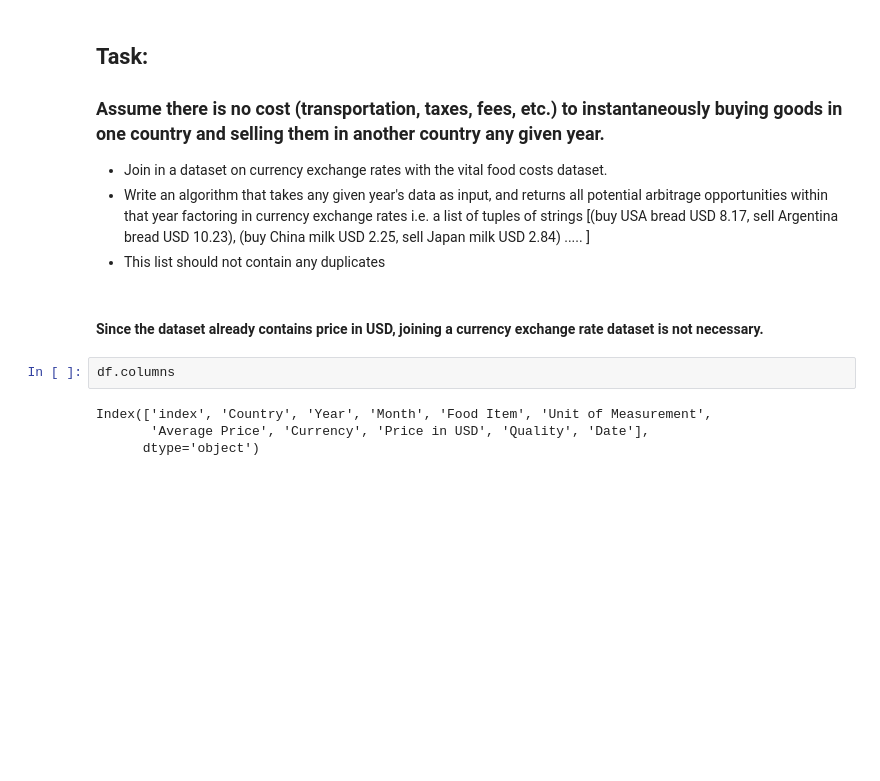
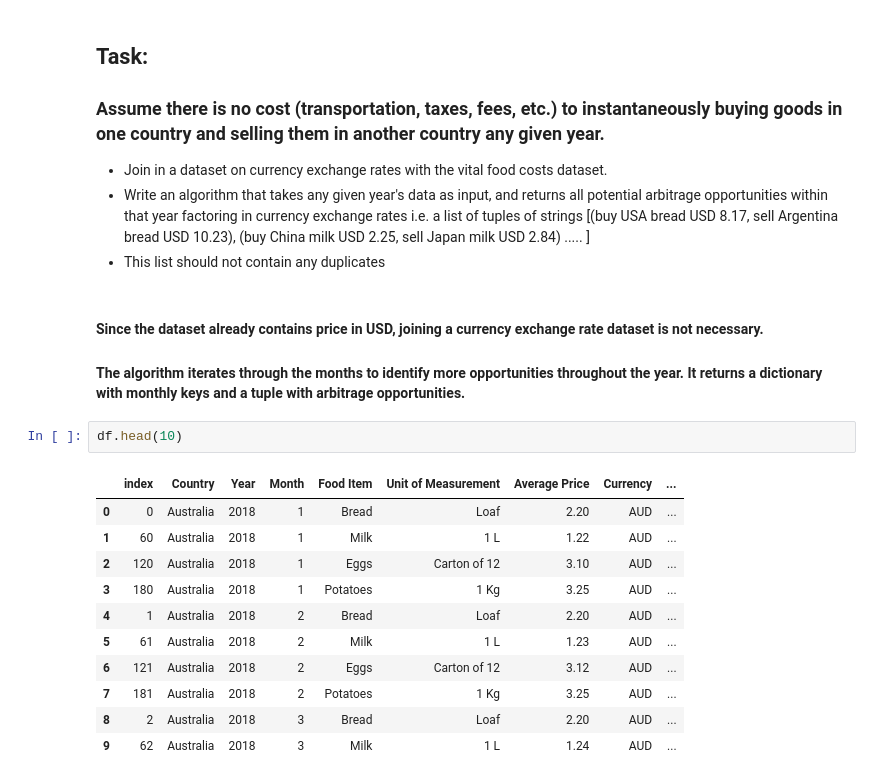
Before and after one commit to Ra20r/MSEC-Bootcamp-2025, a Jupyter notebook: bootcamp_project.ipynb, the cells around one changed output. Cells and saved outputs as stored; diff of their text form; blank space fills up the shorter version.

```diff
--- a/bootcamp_project.ipynb
+++ b/bootcamp_project.ipynb
@@ -299,9 +299,18 @@ plt.show()
 - This list should not contain any duplicates
 # %% [markdown]
 #### Since the dataset already contains price in USD, joining a currency exchange rate dataset is not necessary.
+#### The algorithm iterates through the months to identify more opportunities throughout the year. It returns a dictionary with monthly keys and a tuple with arbitrage opportunities.
 # %%
-df.columns
+df.head(10)
 # %% [output]
-Index(['index', 'Country', 'Year', 'Month', 'Food Item', 'Unit of Measurement',
-       'Average Price', 'Currency', 'Price in USD', 'Quality', 'Date'],
-      dtype='object')
+|  | index | Country | Year | Month | Food Item | Unit of Measurement | Average Price | Currency | ... |
+| 0 | 0 | Australia | 2018 | 1 | Bread | Loaf | 2.20 | AUD | ... |
+| 1 | 60 | Australia | 2018 | 1 | Milk | 1 L | 1.22 | AUD | ... |
+| 2 | 120 | Australia | 2018 | 1 | Eggs | Carton of 12 | 3.10 | AUD | ... |
+| 3 | 180 | Australia | 2018 | 1 | Potatoes | 1 Kg | 3.25 | AUD | ... |
+| 4 | 1 | Australia | 2018 | 2 | Bread | Loaf | 2.20 | AUD | ... |
+| 5 | 61 | Australia | 2018 | 2 | Milk | 1 L | 1.23 | AUD | ... |
+| 6 | 121 | Australia | 2018 | 2 | Eggs | Carton of 12 | 3.12 | AUD | ... |
+| 7 | 181 | Australia | 2018 | 2 | Potatoes | 1 Kg | 3.25 | AUD | ... |
+| 8 | 2 | Australia | 2018 | 3 | Bread | Loaf | 2.20 | AUD | ... |
+| 9 | 62 | Australia | 2018 | 3 | Milk | 1 L | 1.24 | AUD | ... |
```
Also changed, not shown: parts of 3 cells of this notebook.
